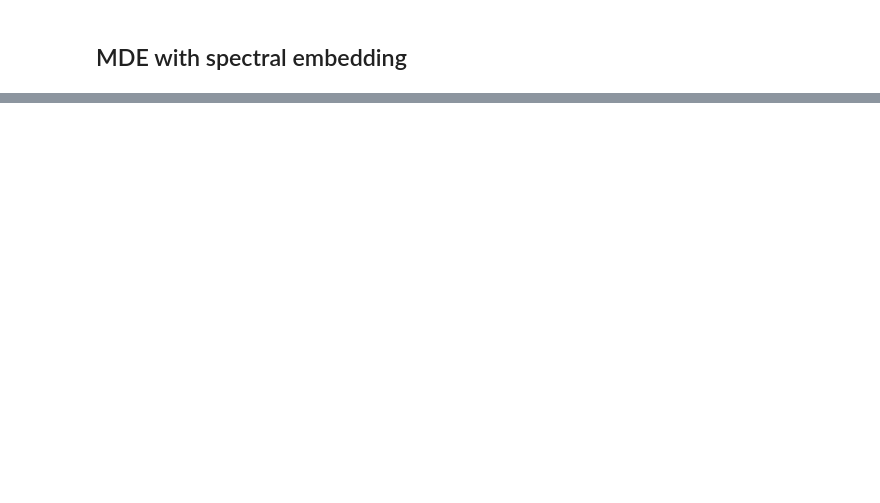
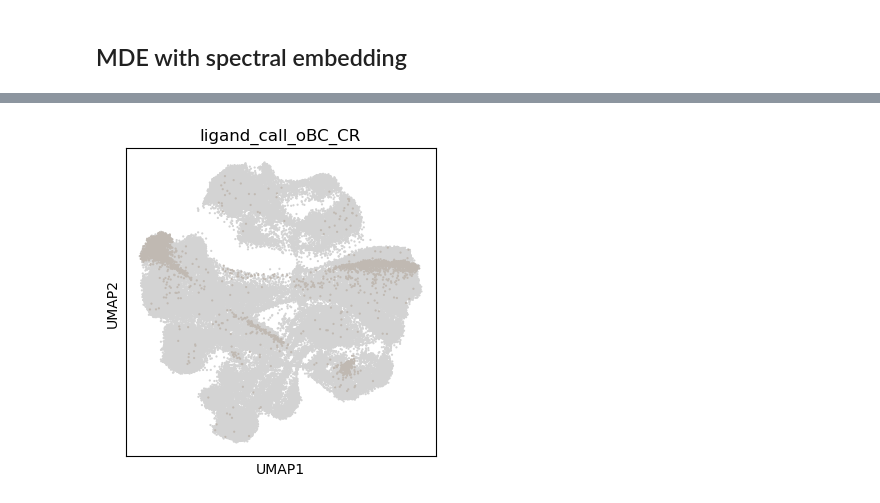
Before and after one commit to eric-y-wang/SIG07, a Jupyter notebook: analysis/correlation_analysis.ipynb, the cells around one changed output, grey strips where cells are left out. Saved outputs shown, nothing was run; the diff lists cells and outputs as text; code cells hidden in the pictures; blank space fills up the shorter version.

```diff
--- a/analysis/correlation_analysis.ipynb
+++ b/analysis/correlation_analysis.ipynb
@@ -509,0 +567,5 @@ plt.show()
+# %%
+sc.pl.umap(adata,color=['ligand_call_oBC_CR'],groups=['linker-1_linker-2'],
+           ncols=4,size=10,legend_loc="none")
+# %% [output]
+[figure, added]
```
Also changed, not shown: parts of 17 cells of this notebook, 17 other files.
